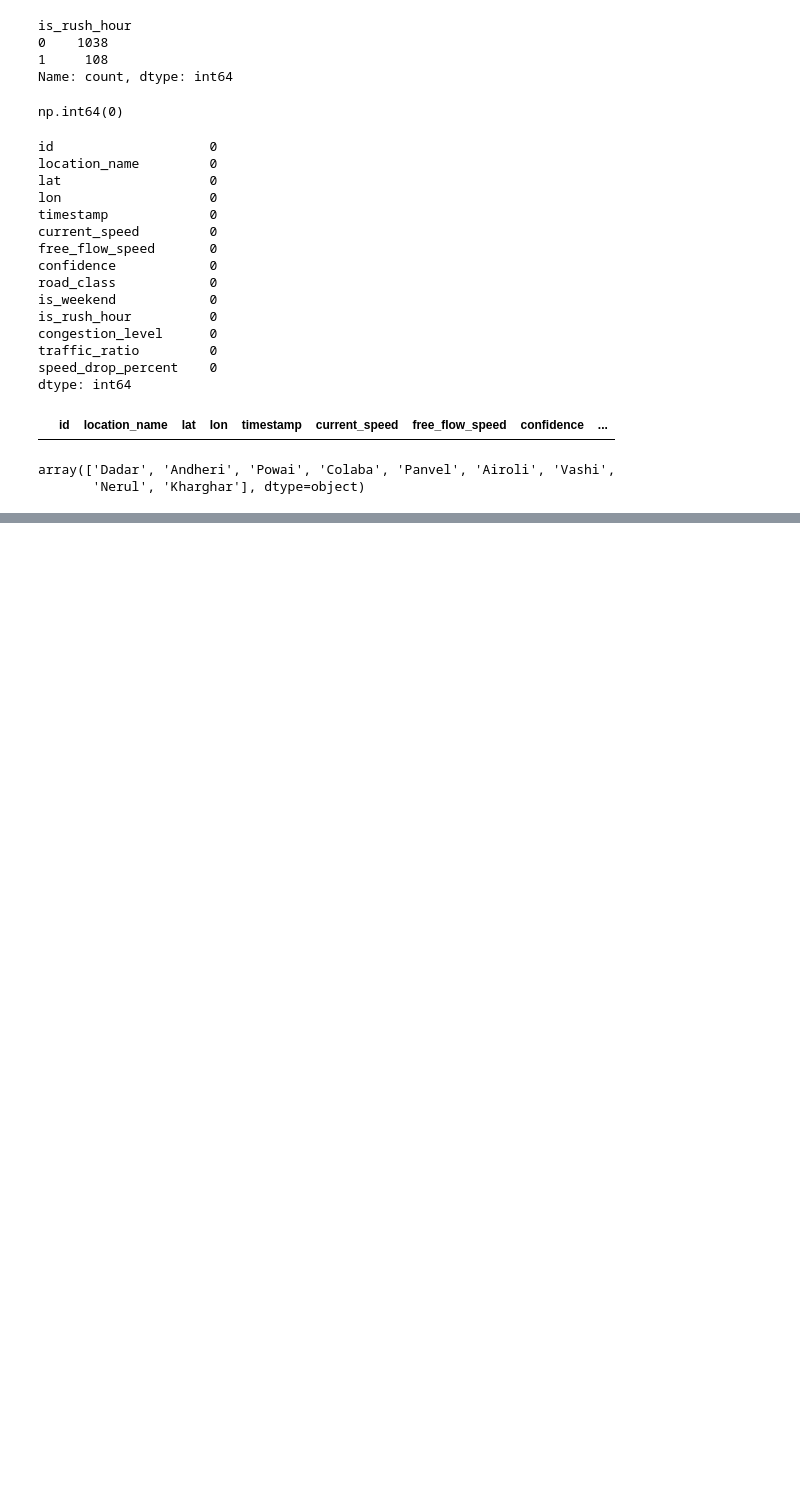
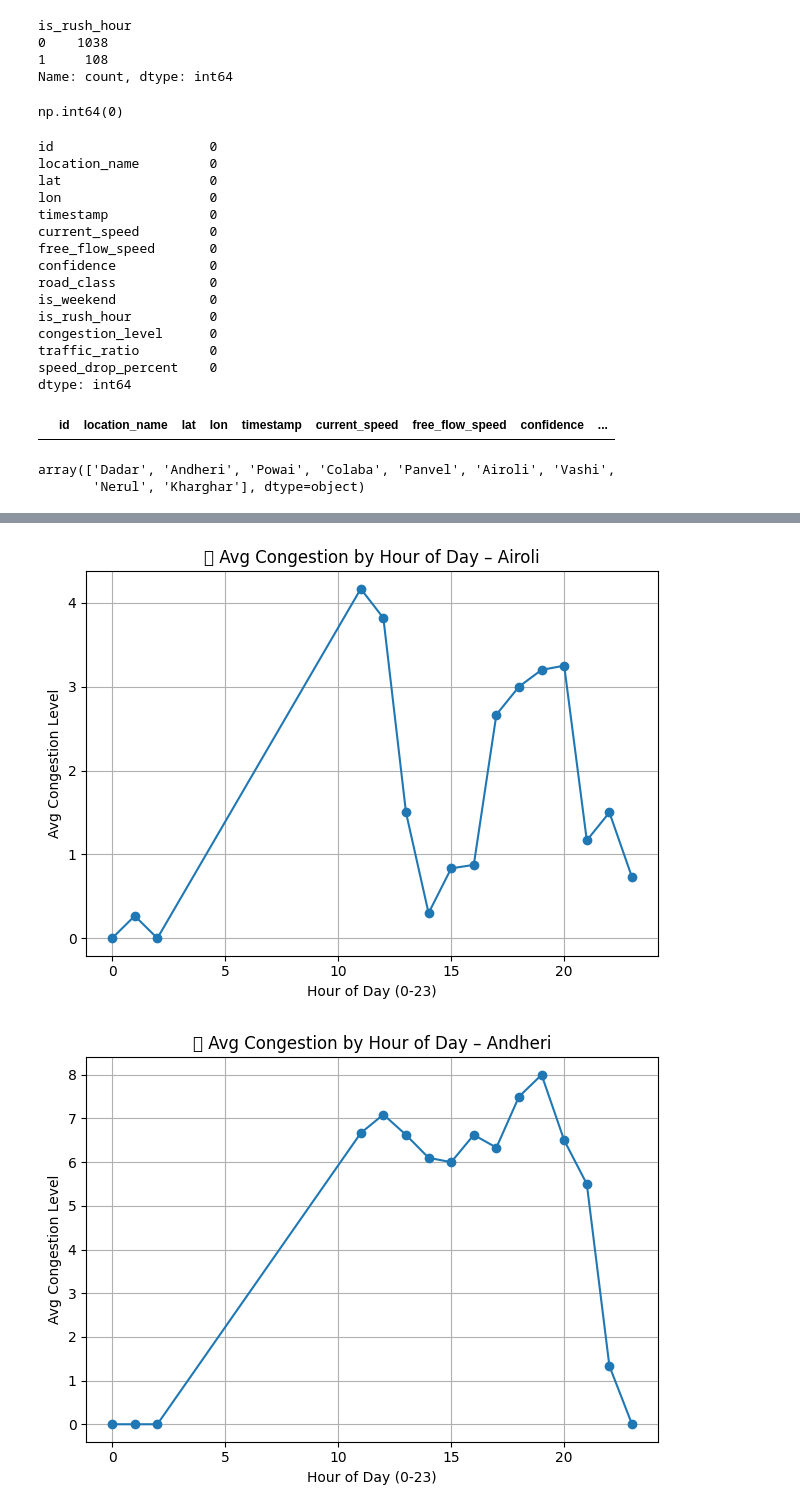
Before and after one commit to srgmnagar/traffic-congestion-analyzer, a Jupyter notebook: notebooks/data_analysis.ipynb, the cells around one changed output, grey strips where cells are left out. Drawn from its saved outputs; the diff is of its cells as text; code cells hidden in the pictures; blank space fills up the shorter version.

Commit message:
plotting

```diff
--- a/notebooks/data_analysis.ipynb
+++ b/notebooks/data_analysis.ipynb
@@ -216,3 +216,7 @@ df['location_name'].unique()
 # %% [output]
 array(['Dadar', 'Andheri', 'Powai', 'Colaba', 'Panvel', 'Airoli', 'Vashi',
        'Nerul', 'Kharghar'], dtype=object)
+# %%
+import matplotlib.pyplot as plt
+import seaborn as sns
+df = df.sort_values(by=['location_name', 'timestamp'])
@@ -218,0 +259,11 @@ array(['Dadar', 'Andheri', 'Powai', 'Colaba', 'Panvel', 'Airoli', 'Vashi',
+# %%
+df['timestamp'] = pd.to_datetime(df['timestamp'])
+import sqlite3
+
+conn = sqlite3.connect("traffic_data.db")
+
+# Overwrite the enriched table
+df.to_sql("traffic_data_enriched", conn, if_exists="replace", index=False)
+
+conn.close()
+print("✅ Changes saved to 'traffic_data_enriched' in database.")
@@ -218,0 +292,17 @@ array(['Dadar', 'Andheri', 'Powai', 'Colaba', 'Panvel', 'Airoli', 'Vashi',
+# %%
+df['hour'] = df['timestamp'].dt.hour  # extract hour
+
+for loc in locations:
+    df_loc = df[df['location_name'] == loc]
+    hourly_avg = df_loc.groupby('hour')['congestion_level'].mean().reset_index()
+
+    plt.plot(hourly_avg['hour'], hourly_avg['congestion_level'], marker='o', linestyle='-')
+    plt.title(f"⏳ Avg Congestion by Hour of Day – {loc}")
+    plt.xlabel("Hour of Day (0-23)")
+    plt.ylabel("Avg Congestion Level")
+    plt.grid(True)
+    plt.tight_layout()
+    plt.show()
+# %% [output]
+[figure, added]
+[figure, added]
```
Also changed, not shown: parts of 6 cells of this notebook.
